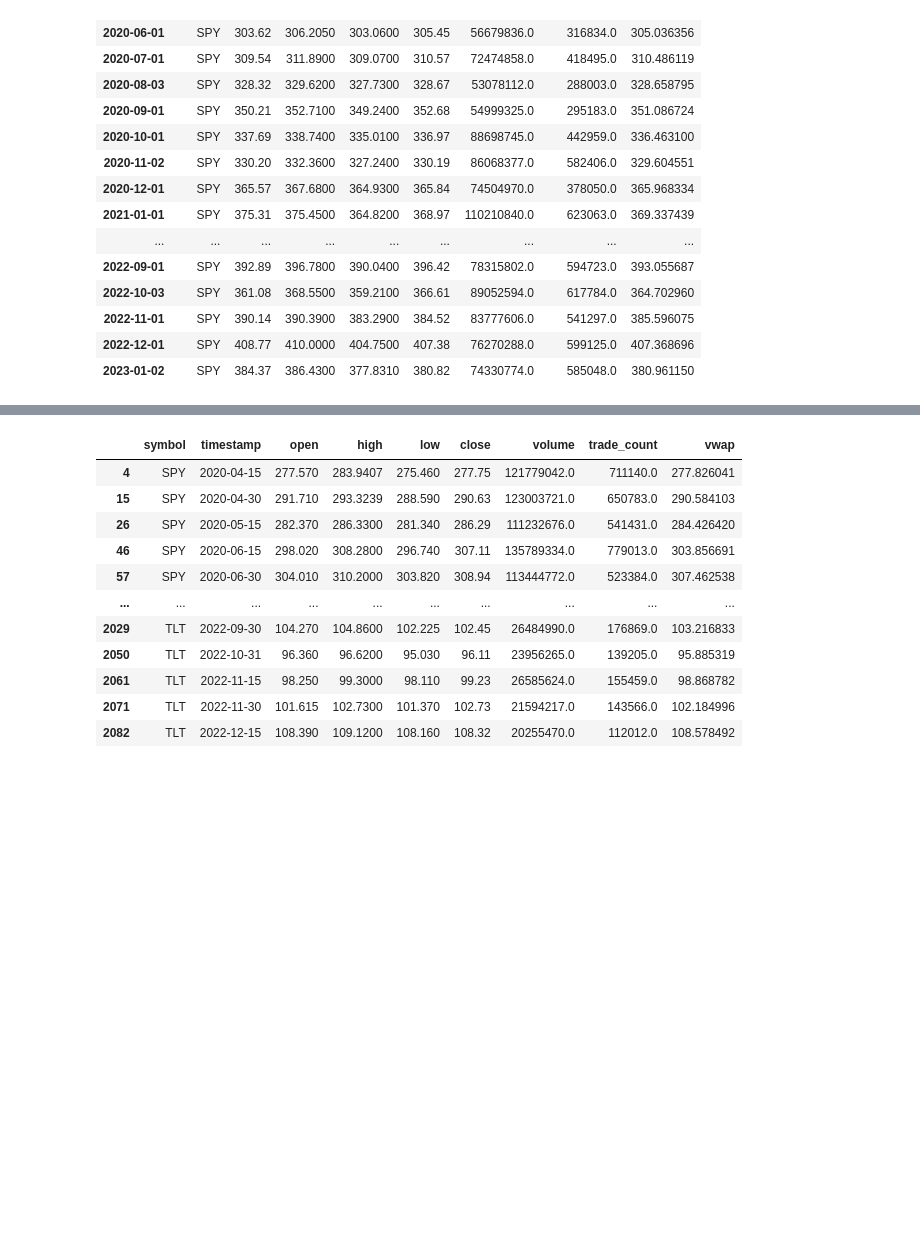
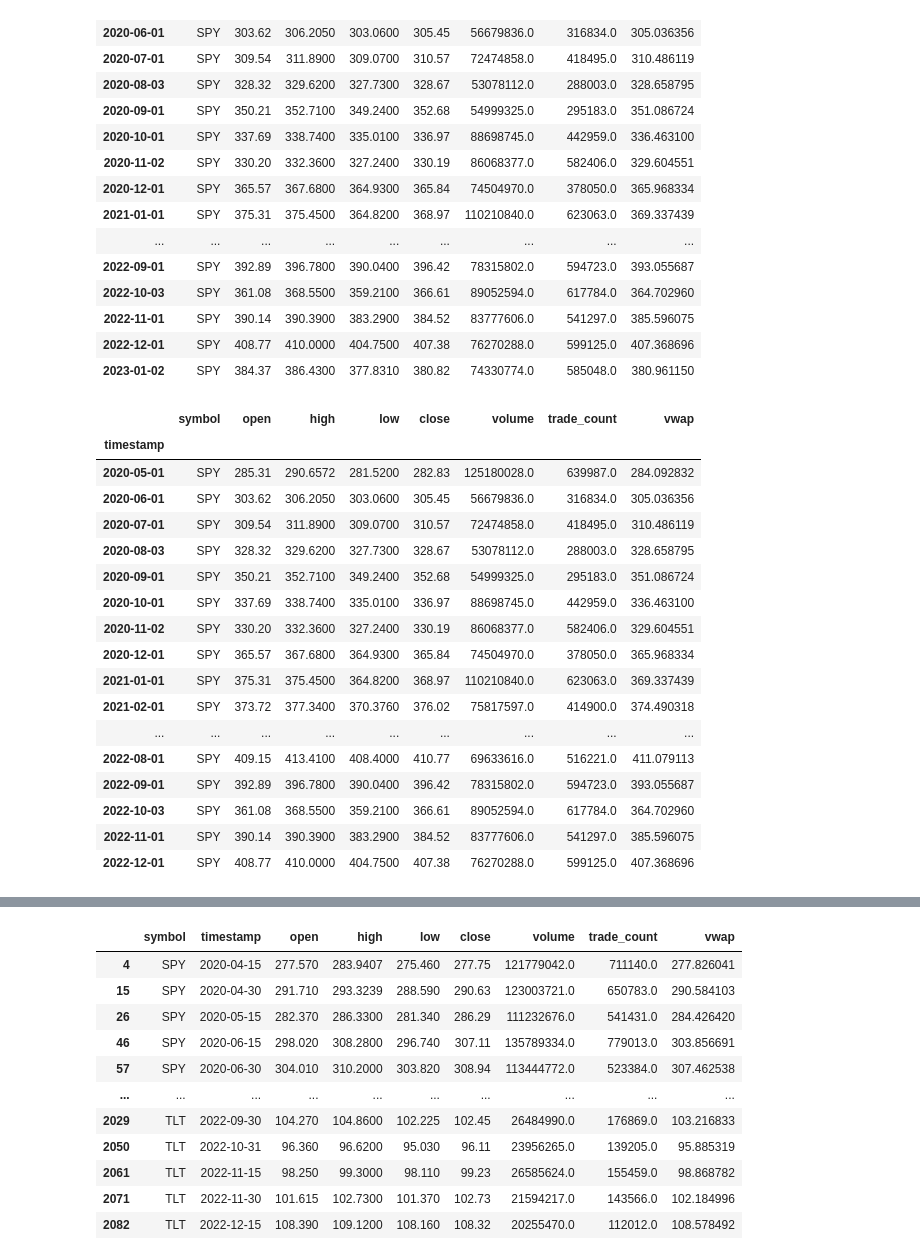
Before and after one commit to jordan-gilmartin/Alpaca-API-Data, a Jupyter notebook: Alpaca-API-Data.ipynb, the cells around one changed output, grey strips where cells are left out. Saved outputs shown, nothing was run; the diff lists cells and outputs as text; code cells hidden in the pictures; blank space fills up the shorter version.

```diff
--- a/Alpaca-API-Data.ipynb
+++ b/Alpaca-API-Data.ipynb
@@ -1150,0 +1149,23 @@ group_df.iloc[1:-1]
+# %%
+# Filtering first and last months due to incomplete data
+spy_iloc = spy_group_df.iloc[1:-1]
+spy_iloc
+# %% [output]
+|  | symbol | open | high | low | close | volume | trade_count | vwap |
+| timestamp |  |  |  |  |  |  |  |  |
+| 2020-05-01 | SPY | 285.31 | 290.6572 | 281.5200 | 282.83 | 125180028.0 | 639987.0 | 284.092832 |
+| 2020-06-01 | SPY | 303.62 | 306.2050 | 303.0600 | 305.45 | 56679836.0 | 316834.0 | 305.036356 |
+| 2020-07-01 | SPY | 309.54 | 311.8900 | 309.0700 | 310.57 | 72474858.0 | 418495.0 | 310.486119 |
+| 2020-08-03 | SPY | 328.32 | 329.6200 | 327.7300 | 328.67 | 53078112.0 | 288003.0 | 328.658795 |
+| 2020-09-01 | SPY | 350.21 | 352.7100 | 349.2400 | 352.68 | 54999325.0 | 295183.0 | 351.086724 |
+| 2020-10-01 | SPY | 337.69 | 338.7400 | 335.0100 | 336.97 | 88698745.0 | 442959.0 | 336.463100 |
+| 2020-11-02 | SPY | 330.20 | 332.3600 | 327.2400 | 330.19 | 86068377.0 | 582406.0 | 329.604551 |
+| 2020-12-01 | SPY | 365.57 | 367.6800 | 364.9300 | 365.84 | 74504970.0 | 378050.0 | 365.968334 |
+| 2021-01-01 | SPY | 375.31 | 375.4500 | 364.8200 | 368.97 | 110210840.0 | 623063.0 | 369.337439 |
+| 2021-02-01 | SPY | 373.72 | 377.3400 | 370.3760 | 376.02 | 75817597.0 | 414900.0 | 374.490318 |
+| ... | ... | ... | ... | ... | ... | ... | ... | ... |
+| 2022-08-01 | SPY | 409.15 | 413.4100 | 408.4000 | 410.77 | 69633616.0 | 516221.0 | 411.079113 |
+| 2022-09-01 | SPY | 392.89 | 396.7800 | 390.0400 | 396.42 | 78315802.0 | 594723.0 | 393.055687 |
+| 2022-10-03 | SPY | 361.08 | 368.5500 | 359.2100 | 366.61 | 89052594.0 | 617784.0 | 364.702960 |
+| 2022-11-01 | SPY | 390.14 | 390.3900 | 383.2900 | 384.52 | 83777606.0 | 541297.0 | 385.596075 |
+| 2022-12-01 | SPY | 408.77 | 410.0000 | 404.7500 | 407.38 | 76270288.0 | 599125.0 | 407.368696 |
```
Also changed, not shown: parts of 6 cells of this notebook.
